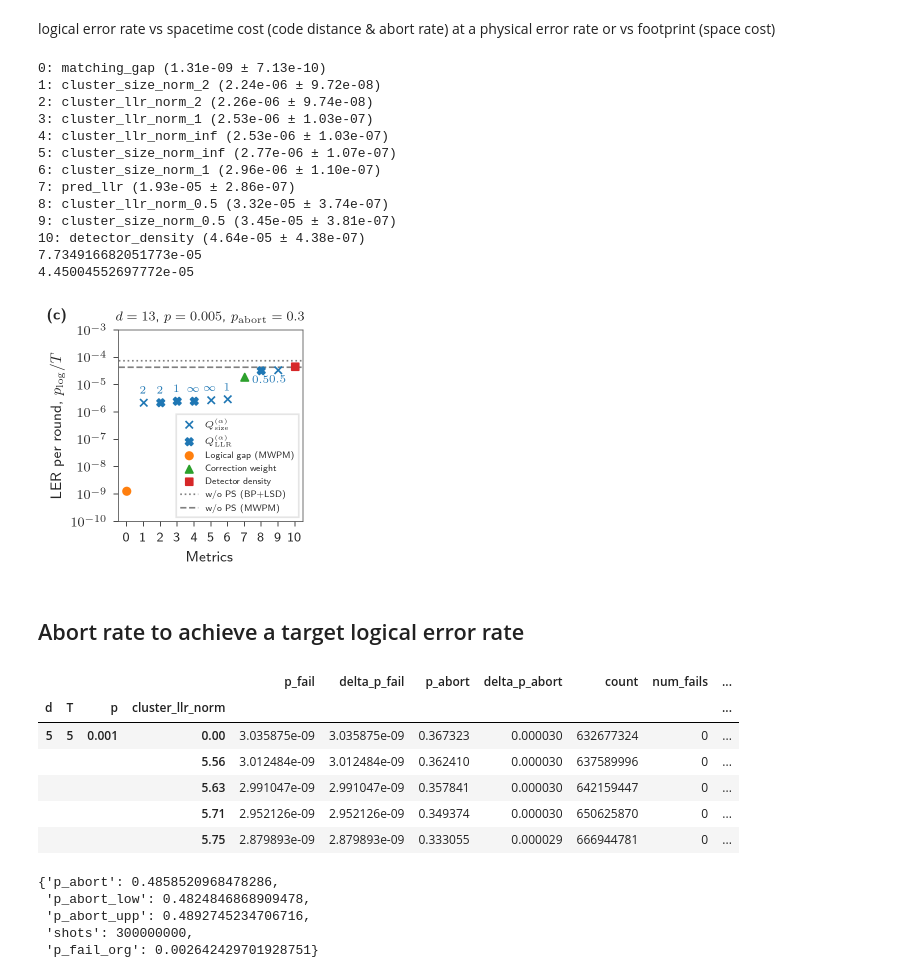
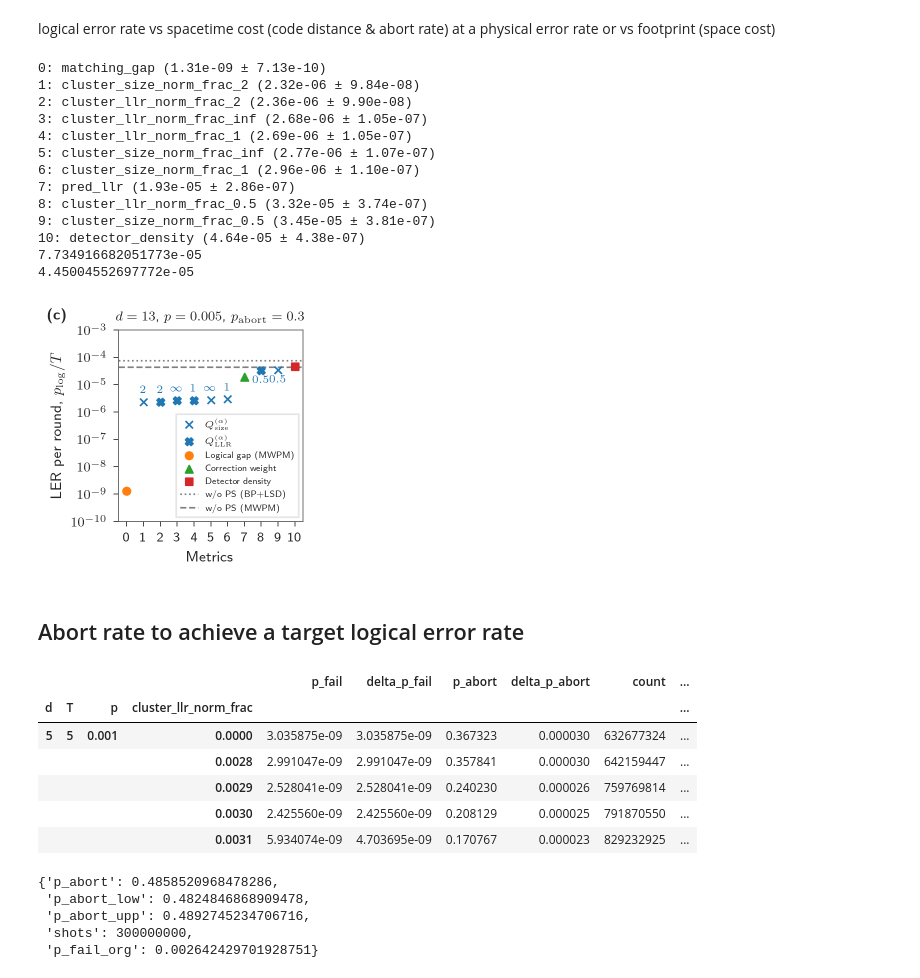
Before and after one commit to seokhyung-lee/ldpc-post-selection, a Jupyter notebook: simulations/analysis/notebooks/surface_code_analysis.ipynb, the cells around one changed output. Drawn from its saved outputs; the diff is of its cells as text; code cells hidden in the pictures.

```diff
--- a/simulations/analysis/notebooks/surface_code_analysis.ipynb
+++ b/simulations/analysis/notebooks/surface_code_analysis.ipynb
@@ -96,7 +96,7 @@ d_values = [5, 9, 13]
 p_values = [0.001, 0.003, 0.005, 0.01]
 
 df_ps_matching_gap_all = df_ps_dict["matching_gap"]
-df_ps = df_ps_dict["cluster_llr_norm_2"]
+df_ps = df_ps_dict["cluster_llr_norm_frac_2"]
 
 # Create legend handles and labels
 legend_handles = []
@@ -336,7 +339,7 @@ by_to_exclude = [
 for by, (p_abort, p_fail, delta_p_fail) in data_plots.items():
     if by in by_to_exclude:
         continue
-    if "norm_gap" in by:
+    if "norm" in by and "frac" not in by:
         continue
     ind = np.where(p_abort <= target)[0]
     if len(ind):
@@ -362,12 +365,12 @@ def determine_group(by):
         color = COLORS(1)
         label = "Logical gap (MWPM)"
         marker = "o"
-    elif "cluster_size_norm" in by:
+    elif "cluster_size_norm_frac" in by:
         group = 0
         label = r"$Q_\mathrm{size}^{(\alpha)}$"
         marker = "x"
         color = COLORS(0)
-    elif "cluster_llr_norm" in by:
+    elif "cluster_llr_norm_frac" in by:
         group = 1
         label = r"$Q_\mathrm{LLR}^{(\alpha)}$"
         marker = "X"
@@ -472,57 +475,57 @@ plt.title(rf"$d = {d}$, $p = {p}$, $p_\mathrm{{abort}} = {target}$", fontsize=8)
 plt.xticks(np.arange(len(by_sorted)), np.arange(len(by_sorted)))
 plt.xlabel("Metrics")
 plt.ylabel(r"LER per round, $p_\mathrm{log} / T$")
 plt.yscale("log")
 plt.ylim(1e-10, 1e-3)
 plt.yticks(10.0 ** np.arange(-10, -2, 1))
 plt.legend(
     [h[1] for h in legend_handles],
     [l[1] for l in legend_labels],
     loc="lower right",
     fontsize=5.5,
 )
 plt.grid(False)
 
 fig.text(
     0,
     1,
     r"\textbf{(c)}",
     in_layout=False,
     transform=fig.transFigure,
     verticalalignment="top",
 )
 
 plt.savefig("overleaf_figs/surface_code_metric_comparison.pdf")
 # %% [output]
 0: matching_gap (1.31e-09 ± 7.13e-10)
-1: cluster_size_norm_2 (2.24e-06 ± 9.72e-08)
-2: cluster_llr_norm_2 (2.26e-06 ± 9.74e-08)
-3: cluster_llr_norm_1 (2.53e-06 ± 1.03e-07)
-4: cluster_llr_norm_inf (2.53e-06 ± 1.03e-07)
-5: cluster_size_norm_inf (2.77e-06 ± 1.07e-07)
-6: cluster_size_norm_1 (2.96e-06 ± 1.10e-07)
+1: cluster_size_norm_frac_2 (2.32e-06 ± 9.84e-08)
+2: cluster_llr_norm_frac_2 (2.36e-06 ± 9.90e-08)
+3: cluster_llr_norm_frac_inf (2.68e-06 ± 1.05e-07)
+4: cluster_llr_norm_frac_1 (2.69e-06 ± 1.05e-07)
+5: cluster_size_norm_frac_inf (2.77e-06 ± 1.07e-07)
+6: cluster_size_norm_frac_1 (2.96e-06 ± 1.10e-07)
 7: pred_llr (1.93e-05 ± 2.86e-07)
-8: cluster_llr_norm_0.5 (3.32e-05 ± 3.74e-07)
-9: cluster_size_norm_0.5 (3.45e-05 ± 3.81e-07)
+8: cluster_llr_norm_frac_0.5 (3.32e-05 ± 3.74e-07)
+9: cluster_size_norm_frac_0.5 (3.45e-05 ± 3.81e-07)
 10: detector_density (4.64e-05 ± 4.38e-07)
 7.734916682051773e-05
 4.45004552697772e-05
-[figure, old version]
+[figure, new version]
 # %% [markdown]
 ## Abort rate to achieve a target logical error rate
 # %%
 df_ps_dict_new = load_data(["surface", "surface_matching"], prefixes=["", "matching_"])
 # %%
-df_ps = df_ps_dict_new["cluster_llr_norm_2"]
+df_ps = df_ps_dict_new["cluster_llr_norm_frac_2"]
 df_ps.head()
 # %% [output]
-|  |  |  |  | p_fail | delta_p_fail | p_abort | delta_p_abort | count | num_fails | ... |
-| d | T | p | cluster_llr_norm |  |  |  |  |  |  | ... |
-| 5 | 5 | 0.001 | 0.00 | 3.035875e-09 | 3.035875e-09 | 0.367323 | 0.000030 | 632677324 | 0 | ... |
-|  |  |  | 5.56 | 3.012484e-09 | 3.012484e-09 | 0.362410 | 0.000030 | 637589996 | 0 | ... |
-|  |  |  | 5.63 | 2.991047e-09 | 2.991047e-09 | 0.357841 | 0.000030 | 642159447 | 0 | ... |
-|  |  |  | 5.71 | 2.952126e-09 | 2.952126e-09 | 0.349374 | 0.000030 | 650625870 | 0 | ... |
-|  |  |  | 5.75 | 2.879893e-09 | 2.879893e-09 | 0.333055 | 0.000029 | 666944781 | 0 | ... |
+|  |  |  |  | p_fail | delta_p_fail | p_abort | delta_p_abort | count | ... |
+| d | T | p | cluster_llr_norm_frac |  |  |  |  |  | ... |
+| 5 | 5 | 0.001 | 0.0000 | 3.035875e-09 | 3.035875e-09 | 0.367323 | 0.000030 | 632677324 | ... |
+|  |  |  | 0.0028 | 2.991047e-09 | 2.991047e-09 | 0.357841 | 0.000030 | 642159447 | ... |
+|  |  |  | 0.0029 | 2.528041e-09 | 2.528041e-09 | 0.240230 | 0.000026 | 759769814 | ... |
+|  |  |  | 0.0030 | 2.425560e-09 | 2.425560e-09 | 0.208129 | 0.000025 | 791870550 | ... |
+|  |  |  | 0.0031 | 5.934074e-09 | 4.703695e-09 | 0.170767 | 0.000023 | 829232925 | ... |
 # %%
 from simulations.analysis.plotting_helpers import get_required_abort_rate
 
```
Also changed, not shown: parts of 5 cells of this notebook, 6 other files.
